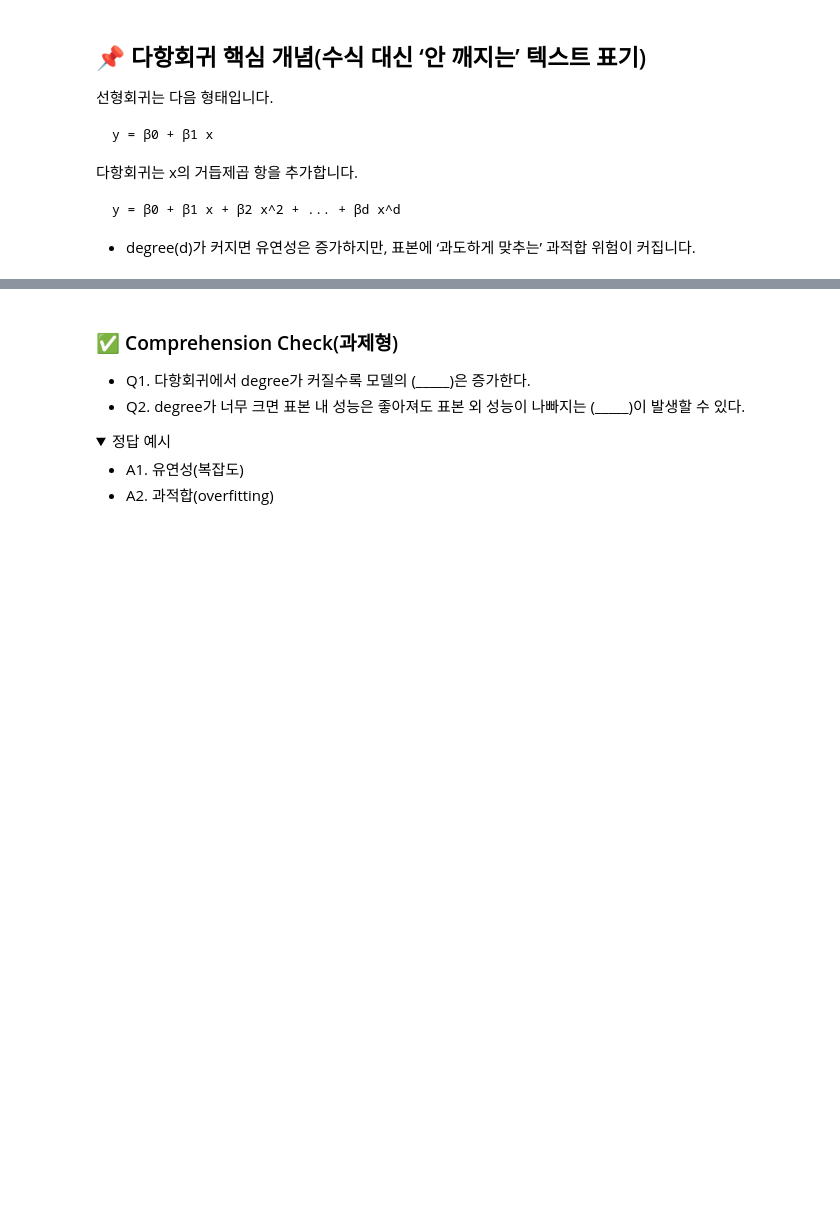
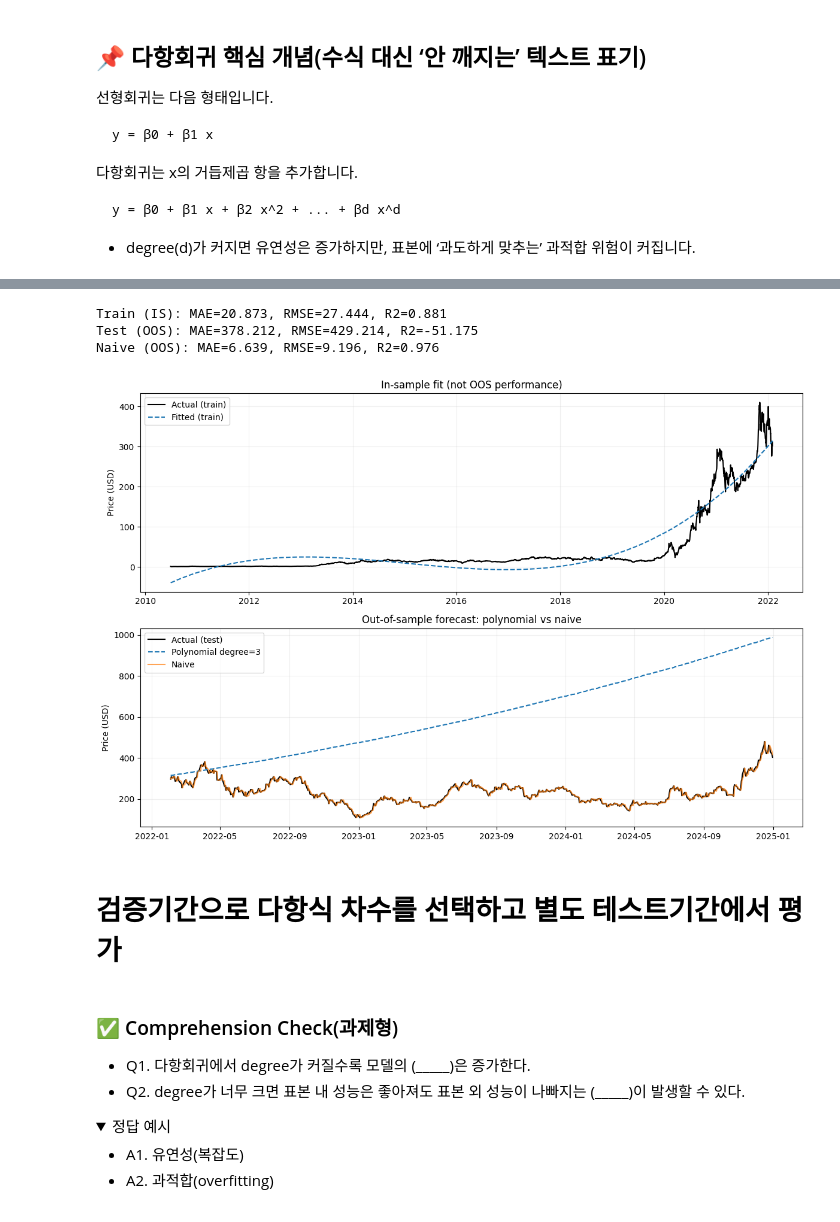
Before and after one commit to nhjung-phd/TimeSeriesAnalysis, a Jupyter notebook: notebooks/13_Polynomial_Regression.ipynb, the cells around one changed output, grey strips where cells are left out. Saved outputs shown, nothing was run; the diff lists cells and outputs as text; code cells hidden in the pictures; folded sections open; blank space fills up the shorter version.

```diff
--- a/notebooks/13_Polynomial_Regression.ipynb
+++ b/notebooks/13_Polynomial_Regression.ipynb
@@ -117,3 +34,71 @@ plt.show()
+# %%
+import numpy as np
+import pandas as pd
+import yfinance as yf
+import matplotlib.pyplot as plt
+from sklearn.preprocessing import PolynomialFeatures, StandardScaler
+from sklearn.linear_model import LinearRegression
+from sklearn.pipeline import make_pipeline
+from sklearn.metrics import mean_absolute_error, mean_squared_error, r2_score
+
+# 1. TSLA 가격 자료: 마지막 날짜(end)는 포함되지 않음. 수정주가로 일관되게 분석
+raw = yf.download("TSLA", start="2010-01-01", end="2025-01-01", auto_adjust=True, progress=False)
+if raw.empty:
+    raise ValueError("TSLA 데이터가 비어 있습니다. 네트워크/티커를 확인하세요.")
+# yfinance의 MultiIndex 컬럼과 일반 컬럼 모두 지원
+close_col = next((c for c in raw.columns if (c[0] if isinstance(c, tuple) else c) == "Close"), None)
+if close_col is None:
+    raise KeyError("종가(Close) 컬럼을 찾지 못했습니다.")
+df = raw.loc[:, [close_col]].copy()
+df.columns = ["Close"]
+df = df.reset_index()
+# 날짜 인덱스명이 비어 있는 자료까지 처리
+if "Date" not in df.columns:
+    df = df.rename(columns={df.columns[0]: "Date"})
+df["Close"] = pd.to_numeric(df["Close"], errors="coerce")
+df = df.dropna(subset=["Close"]).sort_values("Date").reset_index(drop=True)
+
+# 2. 거래일 순서를 설명변수로 사용 (주가 예측용으로는 단순한 추세 외삽 실습)
+df["Day"] = np.arange(len(df), dtype=float)
+X = df[["Day"]]
+y = df["Close"]  # 반드시 1차원 Series
+
+# 3. 시간 순서 80:20 분할. 차수 3은 사전에 고정한 예제이므로 test를 선택에 사용하지 않음.
+split = int(len(df) * 0.8)
+X_train, X_test = X.iloc[:split], X.iloc[split:]
+y_train, y_test = y.iloc[:split], y.iloc[split:]
+
+# 4. StandardScaler는 학습기간에만 fit하며, 다항특징은 파이프라인에서 생성
+degree = 3
+model = make_pipeline(StandardScaler(), PolynomialFeatures(degree=degree, include_bias=False), LinearRegression())
+model.fit(X_train, y_train)
+y_train_pred = model.predict(X_train)
+y_test_pred = model.predict(X_test)
+
+# 5. 예측력은 학습기간과 처음 보는 외표본을 구분하여 평가
+naive_test = df["Close"].shift(1).iloc[split:].to_numpy()  # 전일 종가: 매일 갱신하는 1-step Naïve
+for title, actual, pred in [("Train (IS)",y_train,y_train_pred),("Test (OOS)",y_test,y_test_pred),("Naive (OOS)",y_test,naive_test)]:
+    print(f"{title}: MAE={mean_absolute_error(actual,pred):.3f}, RMSE={np.sqrt(mean_squared_error(actual,pred)):.3f}, R2={r2_score(actual,pred):.3f}")
+
+# 6. 훈련구간 적합도와 테스트기간 외삽을 각각 시각화 (흰색 배경)
+fig, axes = plt.subplots(2, 1, figsize=(12, 8), facecolor="white")
+axes[0].plot(df["Date"].iloc[:split], y_train, label="Actual (train)", color="black")
+axes[0].plot(df["Date"].iloc[:split], y_train_pred, label="Fitted (train)", linestyle="--")
+axes[1].plot(df["Date"].iloc[split:], y_test, label="Actual (test)", color="black")
+axes[1].plot(df["Date"].iloc[split:], y_test_pred, label=f"Polynomial degree={degree}", linestyle="--")
+axes[1].plot(df["Date"].iloc[split:], naive_test, label="Naive", alpha=.7)
+for ax in axes:
+    ax.set_facecolor("white"); ax.grid(alpha=.2); ax.legend(); ax.set_ylabel("Price (USD)")
+axes[0].set_title("In-sample fit (not OOS performance)")
+axes[1].set_title("Out-of-sample forecast: polynomial vs naive")
+plt.tight_layout(); plt.show()
+# %% [output]
+Train (IS): MAE=20.873, RMSE=27.444, R2=0.881
+Test (OOS): MAE=378.212, RMSE=429.214, R2=-51.175
+Naive (OOS): MAE=6.639, RMSE=9.196, R2=0.976
+[figure, added]
+# %% [markdown]
+# 검증기간으로 다항식 차수를 선택하고 별도 테스트기간에서 평가
 # %% [markdown]
 ### ✅ Comprehension Check(과제형)
 - Q1. 다항회귀에서 degree가 커질수록 모델의 (_____)은 증가한다.
```
Also changed, not shown: parts of 14 cells of this notebook.
